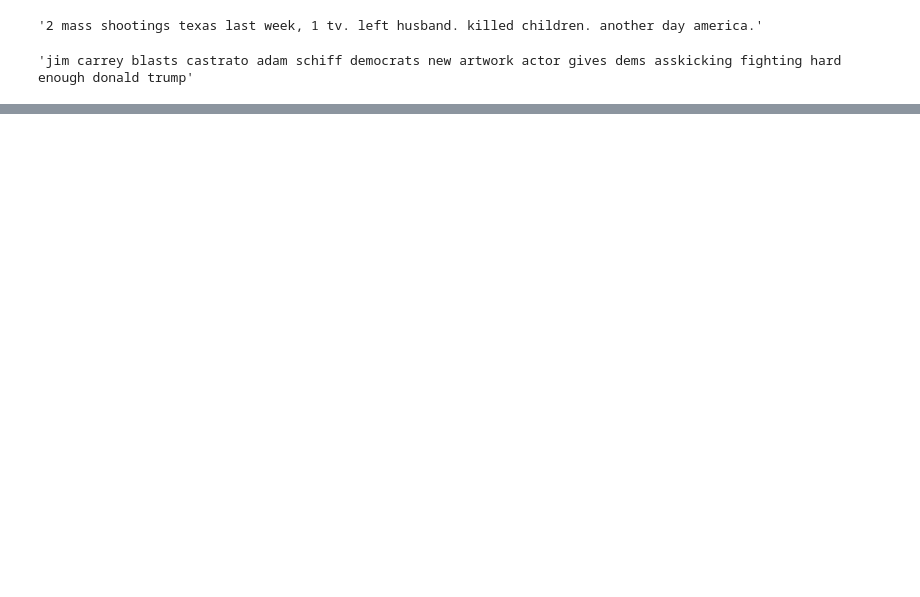
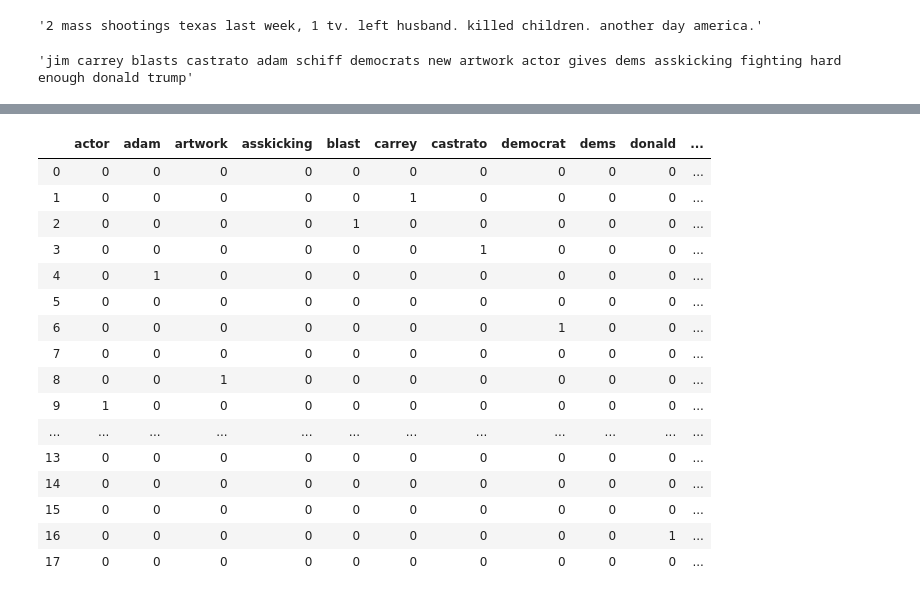
Before and after one commit to dabarbosa10/Others, a Jupyter notebook: NLP.ipynb, the cells around one changed output, grey strips where cells are left out. Cells and saved outputs as stored; diff of their text form; code cells hidden in the pictures; blank space fills up the shorter version.

```diff
--- a/NLP.ipynb
+++ b/NLP.ipynb
@@ -157,0 +194,4 @@ df['NWSC'][3]
+# %%
+from sklearn.feature_extraction.text import CountVectorizer
+count_vect = CountVectorizer()
+X_train_counts = count_vect.fit_transform(df['TL'][3])
@@ -157,0 +221,6 @@ df['NWSC'][3]
+# %%
+# Get feature names
+feature_names = count_vect.get_feature_names()
+
+# View feature names
+feature_names
@@ -157,0 +246,21 @@ df['NWSC'][3]
+# %%
+# Create data frame
+pd.DataFrame(X_train_counts.toarray(), columns=feature_names)
+# %% [output]
+|  | actor | adam | artwork | asskicking | blast | carrey | castrato | democrat | dems | donald | ... |
+| 0 | 0 | 0 | 0 | 0 | 0 | 0 | 0 | 0 | 0 | 0 | ... |
+| 1 | 0 | 0 | 0 | 0 | 0 | 1 | 0 | 0 | 0 | 0 | ... |
+| 2 | 0 | 0 | 0 | 0 | 1 | 0 | 0 | 0 | 0 | 0 | ... |
+| 3 | 0 | 0 | 0 | 0 | 0 | 0 | 1 | 0 | 0 | 0 | ... |
+| 4 | 0 | 1 | 0 | 0 | 0 | 0 | 0 | 0 | 0 | 0 | ... |
+| 5 | 0 | 0 | 0 | 0 | 0 | 0 | 0 | 0 | 0 | 0 | ... |
+| 6 | 0 | 0 | 0 | 0 | 0 | 0 | 0 | 1 | 0 | 0 | ... |
+| 7 | 0 | 0 | 0 | 0 | 0 | 0 | 0 | 0 | 0 | 0 | ... |
+| 8 | 0 | 0 | 1 | 0 | 0 | 0 | 0 | 0 | 0 | 0 | ... |
+| 9 | 1 | 0 | 0 | 0 | 0 | 0 | 0 | 0 | 0 | 0 | ... |
+| ... | ... | ... | ... | ... | ... | ... | ... | ... | ... | ... | ... |
+| 13 | 0 | 0 | 0 | 0 | 0 | 0 | 0 | 0 | 0 | 0 | ... |
+| 14 | 0 | 0 | 0 | 0 | 0 | 0 | 0 | 0 | 0 | 0 | ... |
+| 15 | 0 | 0 | 0 | 0 | 0 | 0 | 0 | 0 | 0 | 0 | ... |
+| 16 | 0 | 0 | 0 | 0 | 0 | 0 | 0 | 0 | 0 | 1 | ... |
+| 17 | 0 | 0 | 0 | 0 | 0 | 0 | 0 | 0 | 0 | 0 | ... |
```
Also changed, not shown: parts of 21 cells of this notebook.
